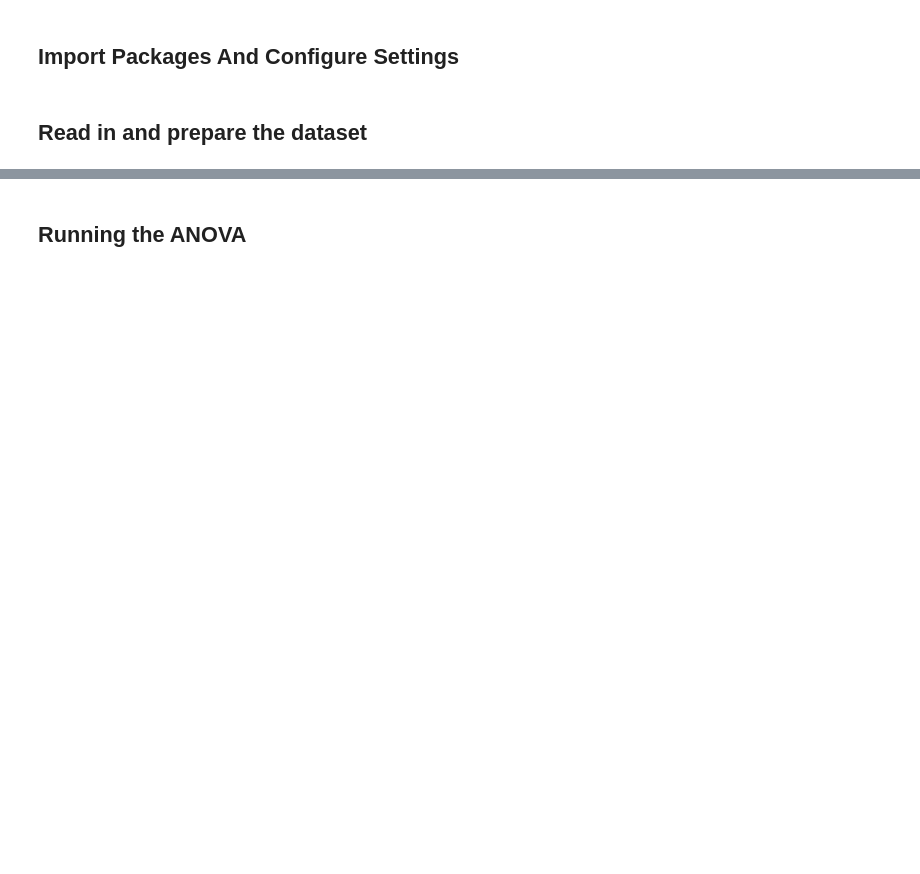
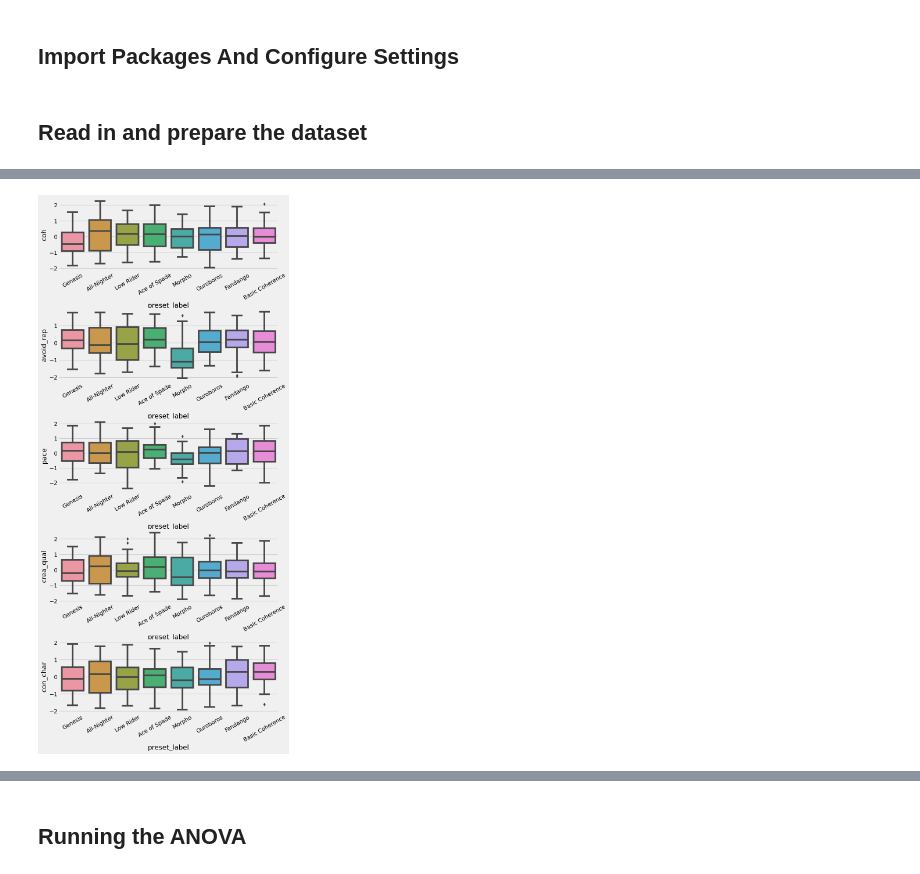
Before and after one commit to MWiechmann/ai_story_scale, a Jupyter notebook: study1_scale_construction/step_3_story_analyses.ipynb, the cells around one changed output, grey strips where cells are left out. Drawn from its saved outputs; the diff is of its cells as text; code cells hidden in the pictures; blank space fills up the shorter version.

```diff
--- a/study1_scale_construction/step_3_story_analyses.ipynb
+++ b/study1_scale_construction/step_3_story_analyses.ipynb
@@ -101,18 +146,18 @@ kf = KFold(10, shuffle=True, random_state=42)
 aiss["words_cent"] = aiss["word_count"].apply(
     lambda x: x-aiss["word_count"].mean())  # centering
 
-aiss["words_cent**2"] = aiss["words_cent"]*aiss["words_cent"]
-aiss["words_cent**3"] = aiss["words_cent"]**3
+aiss["words_cent2"] = aiss["words_cent"]*aiss["words_cent"]
+aiss["words_cent3"] = aiss["words_cent"]**3
 #aiss["words_cent**4"] = aiss["words_cent"]**4
 #aiss["words_cent**5"] = aiss["words_cent"]**5
 
 lin_model = linreg()
 
-pred_li = [("linear", "words_cent"), ("quadratic", "words_cent**2"),
-           ("cubic", "words_cent**3")]
+pred_li = [("linear", "words_cent"), ("quadratic", "words_cent2"),
+           ("cubic", "words_cent3")]
 #("quartic", "words_cent**4"),
 # ("quintic", "words_cent**5")]
-outcome_li = ["tss_coh", "tss_cre", "tss_avoid_rep", "tss_pac", "tss_conch"]
+outcome_li = ["coh", "crea_qual", "pace", "avoid_rep", "con_char"]
 
 
 for outcome in outcome_li:
@@ -144,12 +218,14 @@ for outcome in outcome_li:
 # %%
 fig, axes = plt.subplots(5, 1, figsize=(10, 20))
 fig.tight_layout(pad=5.0)
 
-sns.boxplot(x="preset_label", y="tss_coh", data=aiss, ax=axes[0])
-sns.boxplot(x="preset_label", y="tss_avoid_rep", data=aiss, ax=axes[1])
-sns.boxplot(x="preset_label", y="tss_pac", data=aiss, ax=axes[2])
-sns.boxplot(x="preset_label", y="tss_cre", data=aiss, ax=axes[3])
-sns.boxplot(x="preset_label", y="tss_conch", data=aiss, ax=axes[4])
+sns.boxplot(x="preset_label", y="coh", data=aiss, ax=axes[0])
+sns.boxplot(x="preset_label", y="avoid_rep", data=aiss, ax=axes[1])
+sns.boxplot(x="preset_label", y="pace", data=aiss, ax=axes[2])
+sns.boxplot(x="preset_label", y="crea_qual", data=aiss, ax=axes[3])
+sns.boxplot(x="preset_label", y="con_char", data=aiss, ax=axes[4])
 
 for ax in axes:
     ax.set_xticklabels(ax.get_xticklabels(), rotation=30)
+# %% [output]
+[figure, added]
```
Also changed, not shown: parts of 53 cells of this notebook, 3 other files.
